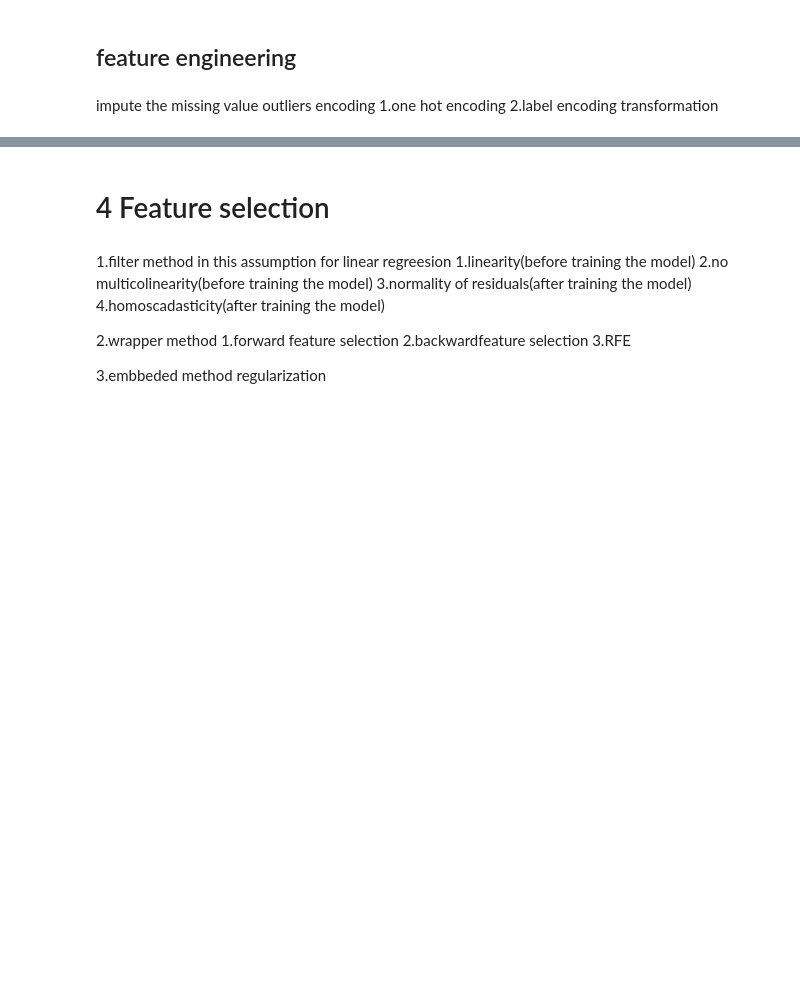
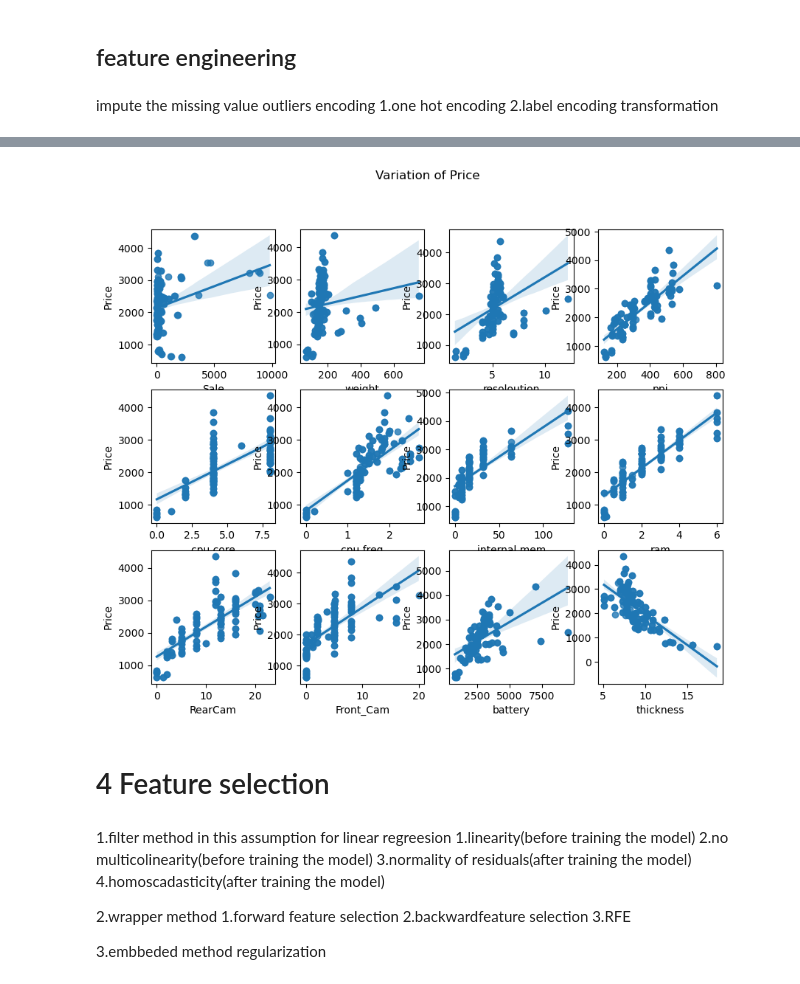
Before and after one commit to poojathote1991/Mobile_Data_set, a Jupyter notebook: mobileinfo_linear_regression_model.ipynb, the cells around one changed output, grey strips where cells are left out. Drawn from its saved outputs; the diff is of its cells as text; code cells hidden in the pictures; blank space fills up the shorter version.

```diff
--- a/mobileinfo_linear_regression_model.ipynb
+++ b/mobileinfo_linear_regression_model.ipynb
@@ -173,0 +204,30 @@ transformation
+# %%
+fig = plt.figure(figsize=(10,8))
+fig.suptitle('Variation of Price')
+plt.subplot(3,4,1)
+sns.regplot(x=df.Sale, y=df.Price)
+plt.subplot(3,4,2)
+sns.regplot(x=df.weight, y=df.Price)
+plt.subplot(3,4,3)
+sns.regplot(x=df.resoloution, y=df.Price)
+plt.subplot(3,4,4)
+sns.regplot(x=df.ppi, y=df.Price)
+plt.subplot(3,4,5)
+sns.regplot(x=df['cpu core'], y=df.Price)
+plt.subplot(3,4,6)
+sns.regplot(x=df['cpu freq'], y=df.Price)
+plt.subplot(3,4,7)
+sns.regplot(x=df['internal mem'], y=df.Price)
+plt.subplot(3,4,8)
+sns.regplot(x=df['ram'], y=df.Price)
+plt.subplot(3,4,9)
+sns.regplot(x=df['RearCam'], y=df.Price)
+plt.subplot(3,4,10)
+sns.regplot(x=df['Front_Cam'], y=df.Price)
+plt.subplot(3,4,11)
+sns.regplot(x=df['battery'], y=df.Price)
+plt.subplot(3,4,12)
+sns.regplot(x=df['thickness'], y=df.Price)
+plt.show()
+# %% [output]
+[figure, added]
```
Also changed, not shown: parts of 22 cells of this notebook.
